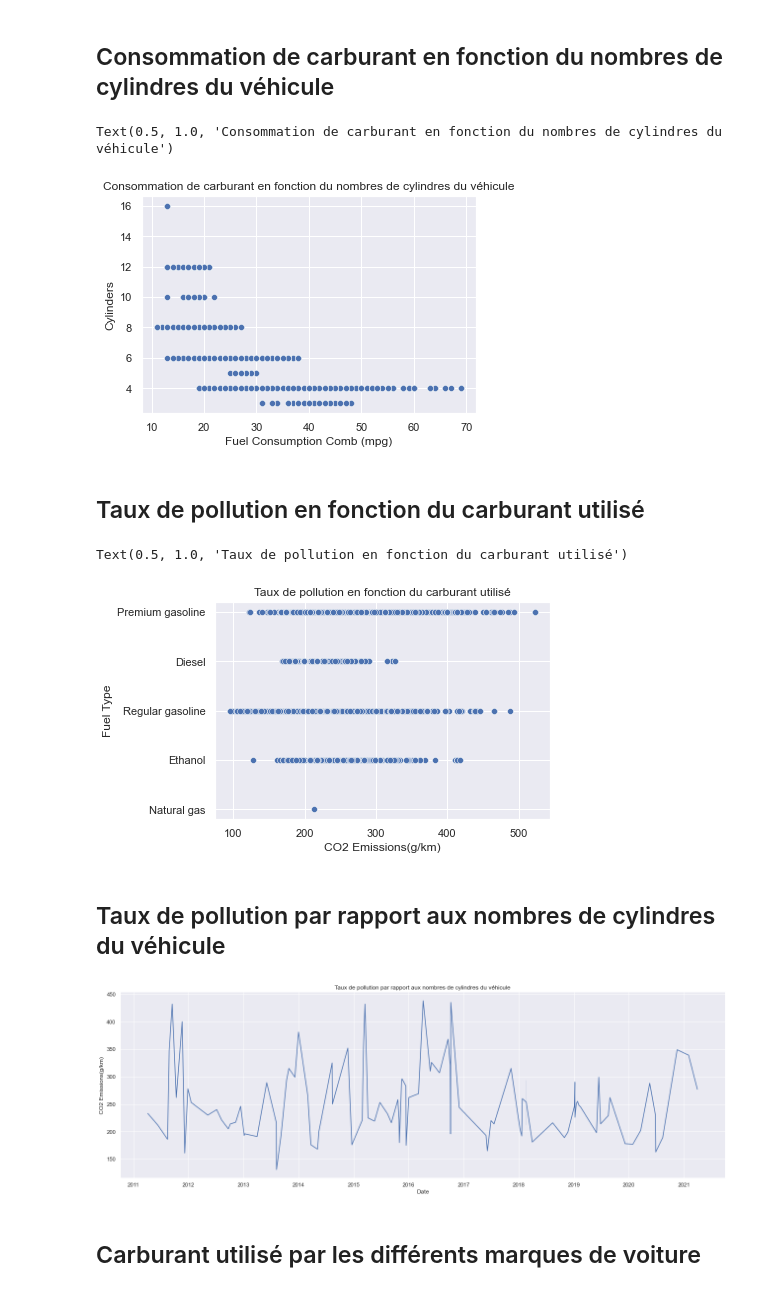
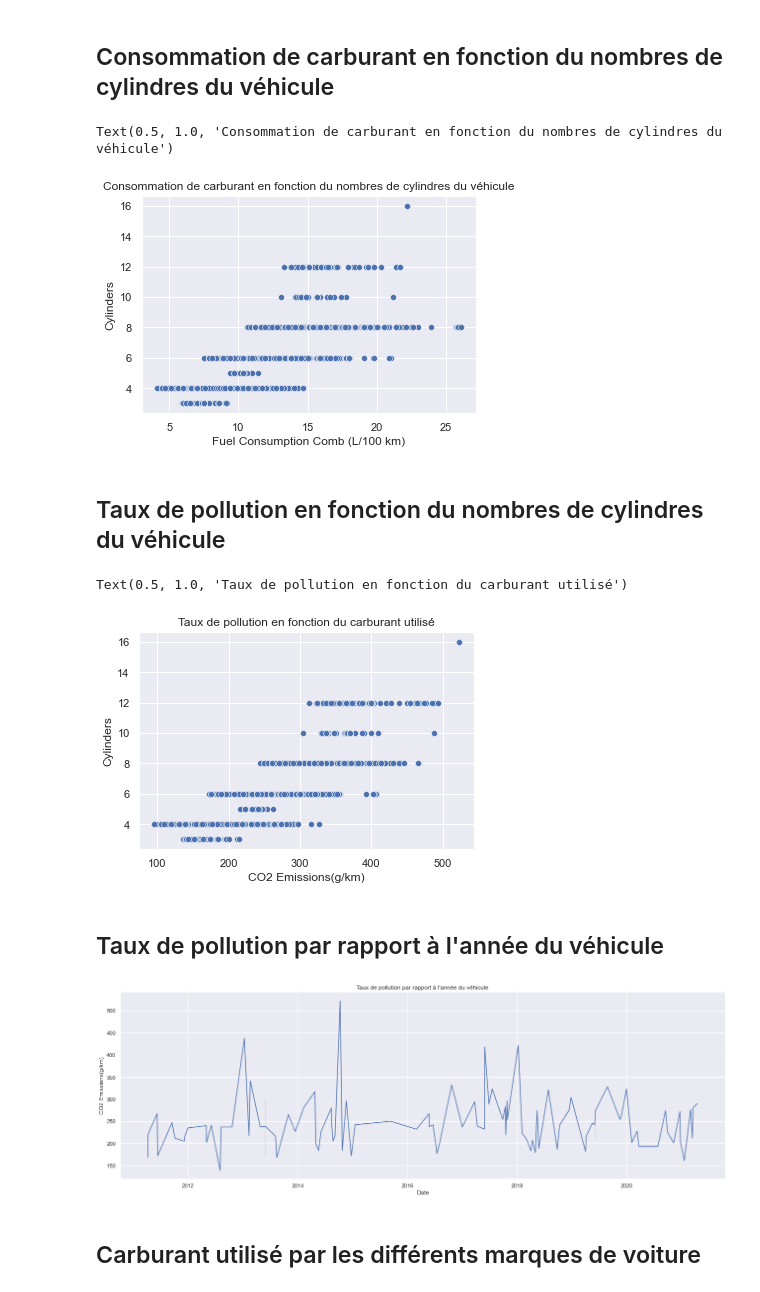
Before and after one commit to Jeevesen/Projet_DataVisualisation, a Jupyter notebook: DataVisualisation.ipynb, the cells around one changed output. Drawn from its saved outputs; the diff is of its cells as text; code cells hidden in the pictures.

```diff
--- a/DataVisualisation.ipynb
+++ b/DataVisualisation.ipynb
@@ -39,41 +39,40 @@ memory usage: 750.2+ KB
 # %%
 # Consommation de carburant en L/100 km
 
-sns.scatterplot(x="Fuel Consumption Comb (mpg)", y="Cylinders", data= df)
+sns.scatterplot(x="Fuel Consumption Comb (L/100 km)", y="Cylinders", data= df)
 plt.title('Consommation de carburant en fonction du nombres de cylindres du véhicule')
 
-# Le véhicule ayant le plus de cylindres consommera moins de carburant par litre sur 100 km.
+# Plus le véhicule aura de cylindres plus elle consommera de carburant par litre sur 100 km.
 # %% [output]
 Text(0.5, 1.0, 'Consommation de carburant en fonction du nombres de cylindres du véhicule')
-[figure, old version]
+[figure, new version]
 # %% [markdown]
-## Taux de pollution en fonction du carburant utilisé
+## Taux de pollution en fonction du nombres de cylindres du véhicule
 # %%
 # CO2 Emissions en g/km
 
-df["Fuel Type"] = df["Fuel Type"].replace(to_replace = ["Z", "D", "X", "E", "N"], value=["Premium gasoline","Diesel","Regular gasoline","Ethanol","Natural gas"])
-sns.scatterplot(x="CO2 Emissions(g/km)", y="Fuel Type", data= df)
-plt.title('Taux de pollution en fonction du carburant utilisé')
+sns.scatterplot(x="CO2 Emissions(g/km)", y="Cylinders", data= df)
+plt.title('Taux de pollution en fonction du nombres de cylindres du véhicule')
 
-# Les véhicules les plus polluants sont les véhicules utilisant du gasoil premium, gasoil ordinaire et l'éthanol.
+# Et plus le véhicule aura de cylindres plus elle polluera.
 # %% [output]
 Text(0.5, 1.0, 'Taux de pollution en fonction du carburant utilisé')
-[figure, old version]
+[figure, new version]
 # %% [markdown]
-## Taux de pollution par rapport aux nombres de cylindres du véhicule
+## Taux de pollution par rapport à l'année du véhicule
 # %%
 # CO2 Emissions en g/km
 
 df['Date'] = pd.to_datetime(df['Date'])
 co2 = df['CO2 Emissions(g/km)'].sample(100)
 sns.relplot(x="Date", y=co2,data=df,kind="line").fig.set_size_inches(20,6)
-plt.title('Taux de pollution par rapport aux nombres de cylindres du véhicule')
+plt.title("Taux de pollution par rapport à l'année du véhicule")
 plt.show()
 
 # Je n'avais pas de champ de date dans mon dataset par défaut, j'ai donc généré une colonne Date.
 # Mais si on avait une colonne date avec les dates de mise en circulation des véhicules, on aurait pu voir la variation de l'émission de CO2 en fonction de l'année du véhicule.
 # %% [output]
-[figure, old version]
+[figure, new version]
 # %% [markdown]
 ## Carburant utilisé par les différents marques de voiture
 # %%
```
Also changed, not shown: parts of 4 cells of this notebook.
